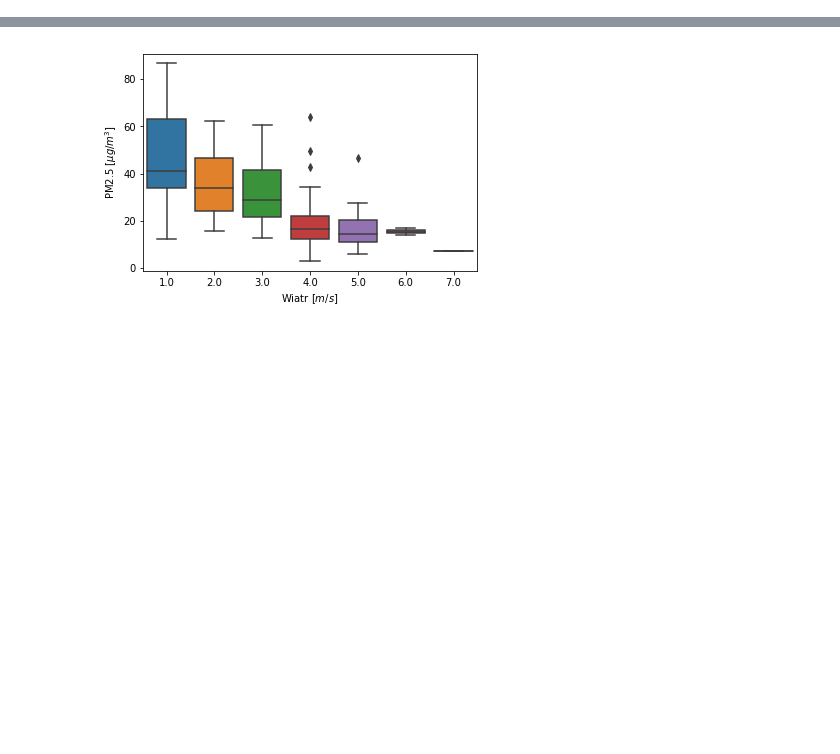
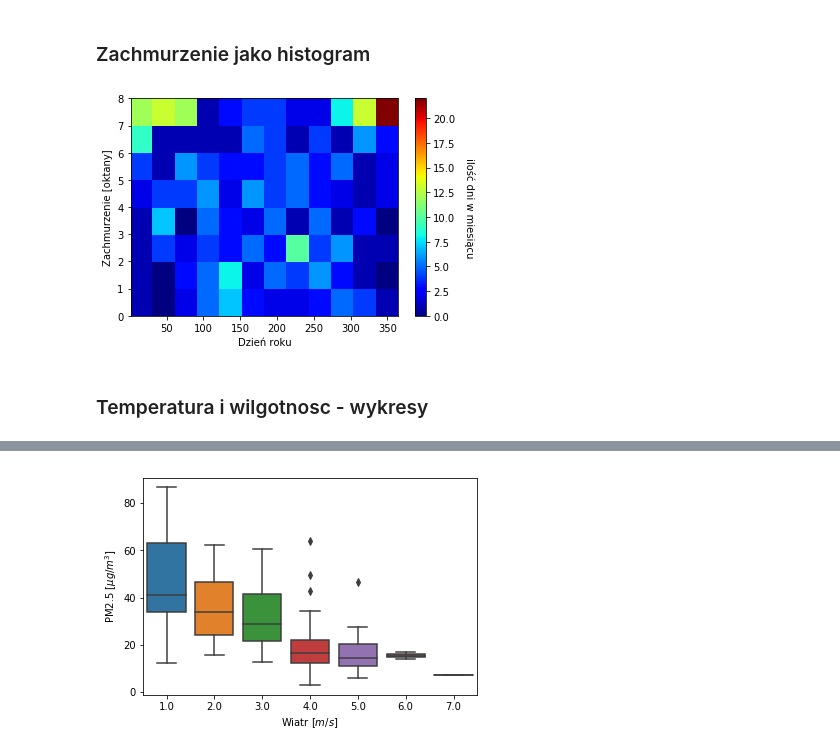
Before and after one commit to KrystianPlackowski/Air-pollution-analysis, a Jupyter notebook: main.ipynb, the cells around one changed output, grey strips where cells are left out. Cells and saved outputs as stored; diff of their text form; code cells hidden in the pictures; blank space fills up the shorter version.

```diff
--- a/main.ipynb
+++ b/main.ipynb
@@ -197,0 +30,29 @@ dane_lato.insert(3, "Dzien_lata", range( 1, 184), True)
+# %%
+dane = pd.DataFrame()
+
+# Wczytaj dane pogodowe
+#
+for i in range( 1, 13):
+
+    df = pd.read_csv("./input/pogoda 2018/k_d_t_{:0>2d}_2018.csv".format(i), encoding = "latin")
+
+    df.columns = ['Kod stacji','Nazwa stacji','Rok','Miesiac','Dzien','Temperatura','-','Wilgotnosc',\
+     '-','Wiatr','-','Zachmurzenie','Status']
+
+    df = df[df['Nazwa stacji'].str.contains("WARSZAWA-BIELANY")]
+    df = df.loc[:, ['Nazwa stacji','Miesiac','Dzien','Temperatura','Wilgotnosc','Wiatr','Zachmurzenie']]
+
+    dane = pd.concat( [dane, df])
+
+
+# Dodaj kolumnę z numerem dnia roku
+#
+dane.insert(3, "Dzien_roku", range( 1, 366), True)
+dane = dane.reset_index().drop(columns = 'index')
+
+
+# Dodaj kolumnę z dlugością dnia w godzinach
+#
+dane.insert(8, "Dlugosc_dnia", dlugosc_dnia(dane['Dzien_roku']), True)
+
+dane.iloc[0:10]
@@ -197,0 +95,17 @@ dane_lato.insert(3, "Dzien_lata", range( 1, 184), True)
+# %% [markdown]
+### Zachmurzenie jako histogram
+# %%
+x = dane['Dzien_roku'].to_list()
+y = dane['Zachmurzenie'].to_list()
+
+plt.hist2d(x, y, bins=(12, 8), cmap=plt.cm.jet)
+cbar = plt.colorbar()
+cbar.ax.set_ylabel('ilość dni w miesiącu', labelpad=20, rotation=270)
+
+plt.xlabel("Dzień roku")
+plt.ylabel("Zachmurzenie [oktany]")
+plt.savefig("output/wykresy roczne/Zachmurzenie.png")
+# %% [output]
+[figure, added]
+# %% [markdown]
+### Temperatura i wilgotnosc - wykresy
```
Also changed, not shown: parts of 46 cells of this notebook.
